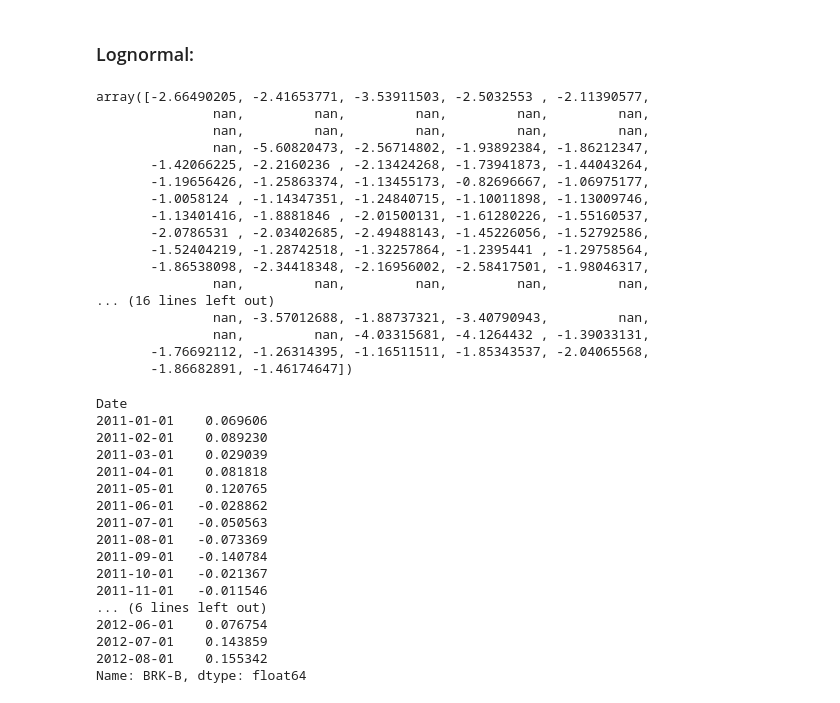
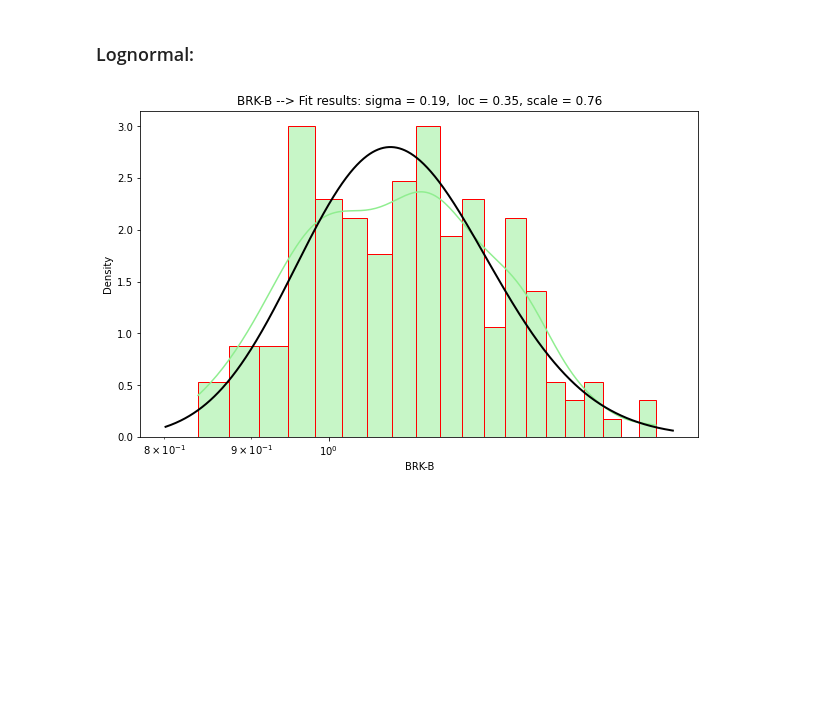
Before and after one commit to UlissesMorais/N-assets-allocation-simulation-model, a Jupyter notebook: historical-returns.ipynb, the cells around one changed output. Drawn from its saved outputs; the diff is of its cells as text; code cells hidden in the pictures; blank space fills up the shorter version.

Commit message:
Add lognormal distribution

```diff
--- a/historical-returns.ipynb
+++ b/historical-returns.ipynb
@@ -161,58 +164,21 @@ plt.show()
 # %%
 from scipy.stats import lognorm
 
-# Fit a Lognormal distribution to the returns_yoy
-data = np.log(returns_yoy[tickers[0]].values)
-# sigma, loc, scale = lognorm.fit(data)
+# Fit a Lognormal distribution to the returns_yoy (actually, the pricing ratio Pn+12/Pn)
+data = returns_yoy[tickers[0]] + 1.0
+sigma, loc, scale = lognorm.fit(data)
 
-# # Plot the histogram of the returns_yoy along with the fitted Gaussian distribution
-# plt.figure(figsize=(10, 6))
-# sns.histplot(data=returns_yoy[tickers[0]], bins=20, stat="density", kde=True, color='lightgreen', edgecolor='red')
+# Plot the histogram of the returns_yoy along with the fitted Gaussian distribution
+plt.figure(figsize=(10, 6))
+sns.histplot(data= data, bins=20, stat="density", kde=True, color='lightgreen', edgecolor='red')
 
-# xmin, xmax = plt.xlim()
-# x = np.linspace(xmin, xmax, 1000)
-# pdf = (1 / (x * sigma * np.sqrt(2 * np.pi))) * np.exp(- (np.log(x) - loc)**2 / (2 * sigma**2))
-# plt.plot(x, pdf, 'k', linewidth=2)
-# plt.title(f"{tickers[0]} --> Fit results: sigma = %.2f,  loc = %.2f, scale = %.2f" % (sigma, loc, scale))
-# plt.xscale('log')  # Since the x-axis is in log scale
-# plt.show()
+xmin, xmax = plt.xlim()
+x = np.linspace(xmin, xmax, 1000)
+pdf = lognorm.pdf(x, sigma, loc= loc, scale= scale)
+
+plt.plot(x, pdf, 'k', linewidth=2)
+plt.title(f"{tickers[0]} --> Fit results: sigma = %.2f,  loc = %.2f, scale = %.2f" % (sigma, loc, scale))
+plt.xscale('log')  # Since the x-axis is in log scale
+plt.show()
+# %% [output]
+[figure, added]
-# %%
-data
-# %% [output]
-array([-2.66490205, -2.41653771, -3.53911503, -2.5032553 , -2.11390577,
-               nan,         nan,         nan,         nan,         nan,
-               nan,         nan,         nan,         nan,         nan,
-               nan, -5.60820473, -2.56714802, -1.93892384, -1.86212347,
-       -1.42066225, -2.2160236 , -2.13424268, -1.73941873, -1.44043264,
-       -1.19656426, -1.25863374, -1.13455173, -0.82696667, -1.06975177,
-       -1.0058124 , -1.14347351, -1.24840715, -1.10011898, -1.13009746,
-       -1.13401416, -1.8881846 , -2.01500131, -1.61280226, -1.55160537,
-       -2.0786531 , -2.03402685, -2.49488143, -1.45226056, -1.52792586,
-       -1.52404219, -1.28742518, -1.32257864, -1.2395441 , -1.29758564,
-       -1.86538098, -2.34418348, -2.16956002, -2.58417501, -1.98046317,
-               nan,         nan,         nan,         nan,         nan,
-... (16 lines left out)
-               nan, -3.57012688, -1.88737321, -3.40790943,         nan,
-               nan,         nan, -4.03315681, -4.1264432 , -1.39033131,
-       -1.76692112, -1.26314395, -1.16511511, -1.85343537, -2.04065568,
-       -1.86682891, -1.46174647])
-# %%
-returns_yoy[tickers[0]].head(20)
-# %% [output]
-Date
-2011-01-01    0.069606
-2011-02-01    0.089230
-2011-03-01    0.029039
-2011-04-01    0.081818
-2011-05-01    0.120765
-2011-06-01   -0.028862
-2011-07-01   -0.050563
-2011-08-01   -0.073369
-2011-09-01   -0.140784
-2011-10-01   -0.021367
-2011-11-01   -0.011546
-... (6 lines left out)
-2012-06-01    0.076754
-2012-07-01    0.143859
-2012-08-01    0.155342
-Name: BRK-B, dtype: float64
```
Also changed, not shown: parts of 2 cells of this notebook.
